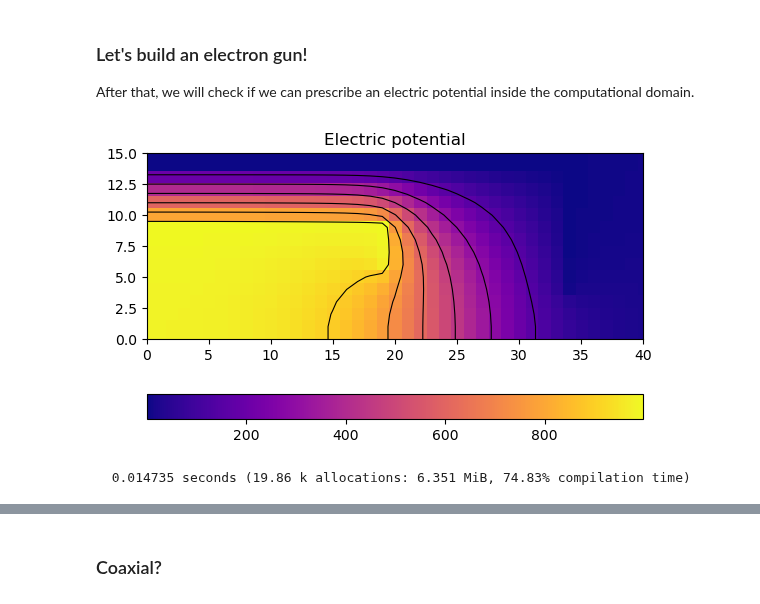
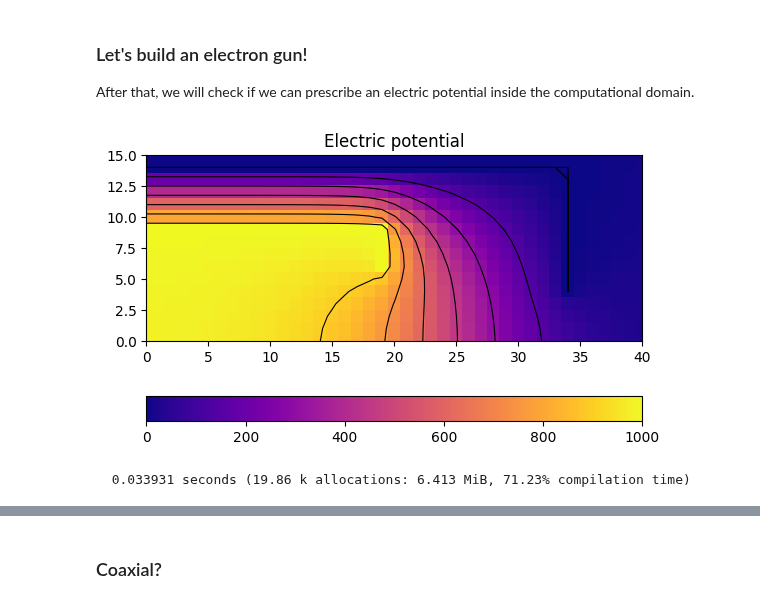
Before and after one commit to bchaber/pole, a Jupyter notebook: PoissonEquation.ipynb, the cells around one changed output, grey strips where cells are left out. Cells and saved outputs as stored; diff of their text form; code cells hidden in the pictures.

```diff
--- a/PoissonEquation.ipynb
+++ b/PoissonEquation.ipynb
@@ -242,53 +225,37 @@ After that, we will check if we can prescribe an electric potential inside the c
 # %%
 h  = 0.01
 xf = 0.0:h:2.0
 yf = 0.0:h:0.2
 xc = 0.5 .* xf[1:end-1] .+
      0.5 .* xf[2:end]
 yc = 0.5 .* yf[1:end-1] .+
      0.5 .* yf[2:end]
 nx = length(xc)
 ny = length(yc)
 xx = repeat(xc,   1, ny)
 yy = repeat(yc', nx,  1)
 
 ρ = zeros(nx, ny)
-dbc = DirichletBC(0.)
-hv  = DirichletBC(1000.)
+gnd = DirichletBC(0.)
+dbc  = DirichletBC(1000.)
 bc = NeumannBC()
 ps = LinearSolver(xf, yf, left=bc, right=bc, upper=bc, lower=bc)
-@inbounds for i=2:19, j=10
-    reset!(ps.A, ps.b, ps.dof[i, j])
-    apply!(ps.A, hv,  ps.dof[i, j], ps.dof[i, j-1], ps.dof[i, j+1])
-    apply!(ps.b, hv,  ps.dof[i, j])
-end
-@inbounds for i=2:34, j=15
-    reset!(ps.A, ps.b, ps.dof[i, j])
-    apply!(ps.A, dbc, ps.dof[i, j], ps.dof[i, j+1], ps.dof[i, j-1])
-    apply!(ps.b, dbc, ps.dof[i, j])
-end
-@inbounds for i=20, j=7:10
-    reset!(ps.A, ps.b, ps.dof[i, j])
-    apply!(ps.A, hv,  ps.dof[i, j], ps.dof[i-1, j], ps.dof[i+1, j])
-    apply!(ps.b, hv,  ps.dof[i, j])
-end
-@inbounds for i=35, j=5:15
-    reset!(ps.A, ps.b, ps.dof[i, j])
-    apply!(ps.A, dbc, ps.dof[i, j], ps.dof[i+1, j], ps.dof[i-1, j])
-    apply!(ps.b, dbc, ps.dof[i, j])
-end
+@inbounds for i=1:19, j=10 fixed!(ps, dbc.value, i, j) end
+@inbounds for i=1:34, j=15 fixed!(ps, gnd.value, i, j) end
+@inbounds for i=20, j=7:10 fixed!(ps, dbc.value, i, j) end
+@inbounds for i=35, j=5:15 fixed!(ps, gnd.value, i, j) end
 
 @time it = solve!(ps, reshape(ρ,:))
 φ  = solution(ps)
 imshow(φ', cmap="plasma"); colorbar(orientation="horizontal")
 contour(φ', colors="black", linewidths=0.8)
 xlim((0, 40))
 ylim((0, 15))
 title("Electric potential")
 nothing
 # %% [output]
-[figure, old version]
+[figure, new version]
-  0.014735 seconds (19.86 k allocations: 6.351 MiB, 74.83% compilation time)
+  0.033931 seconds (19.86 k allocations: 6.413 MiB, 71.23% compilation time)
 # %%
 include("gradient.jl")
 E = zeros(SVector{3, Float64}, length(xf), length(yf));
```
Also changed, not shown: parts of 16 cells of this notebook, 3 other files.
